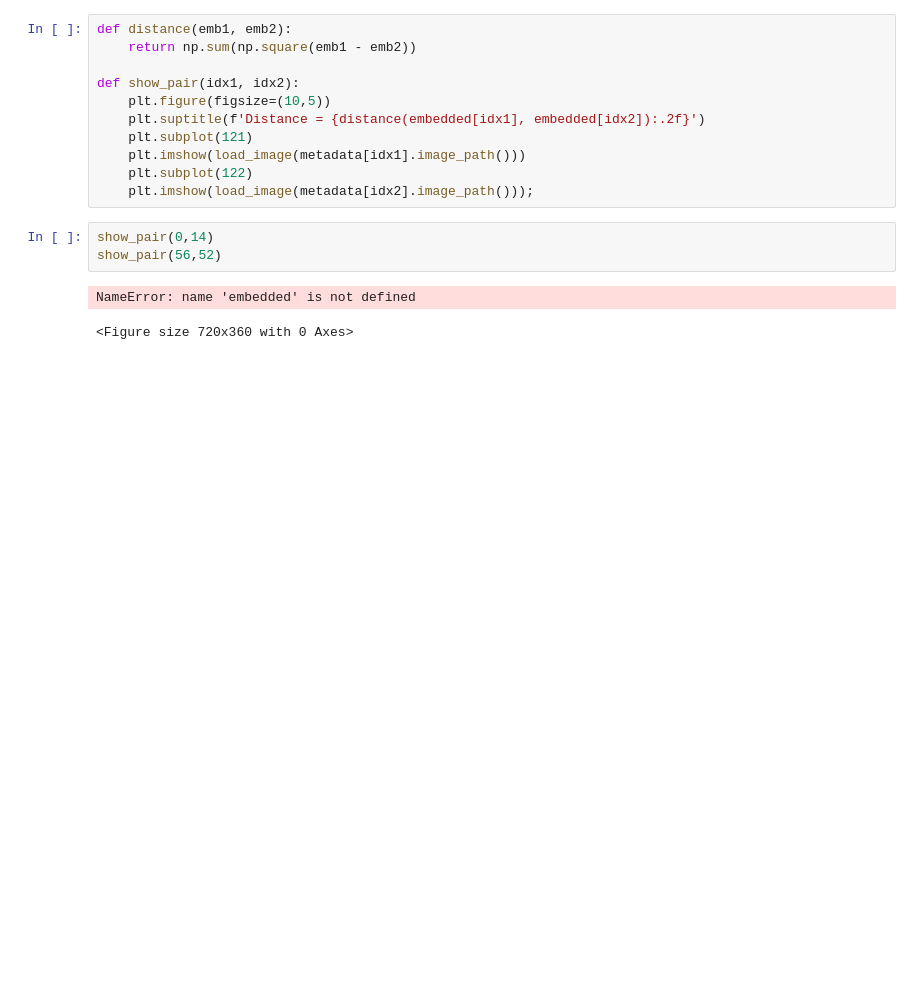
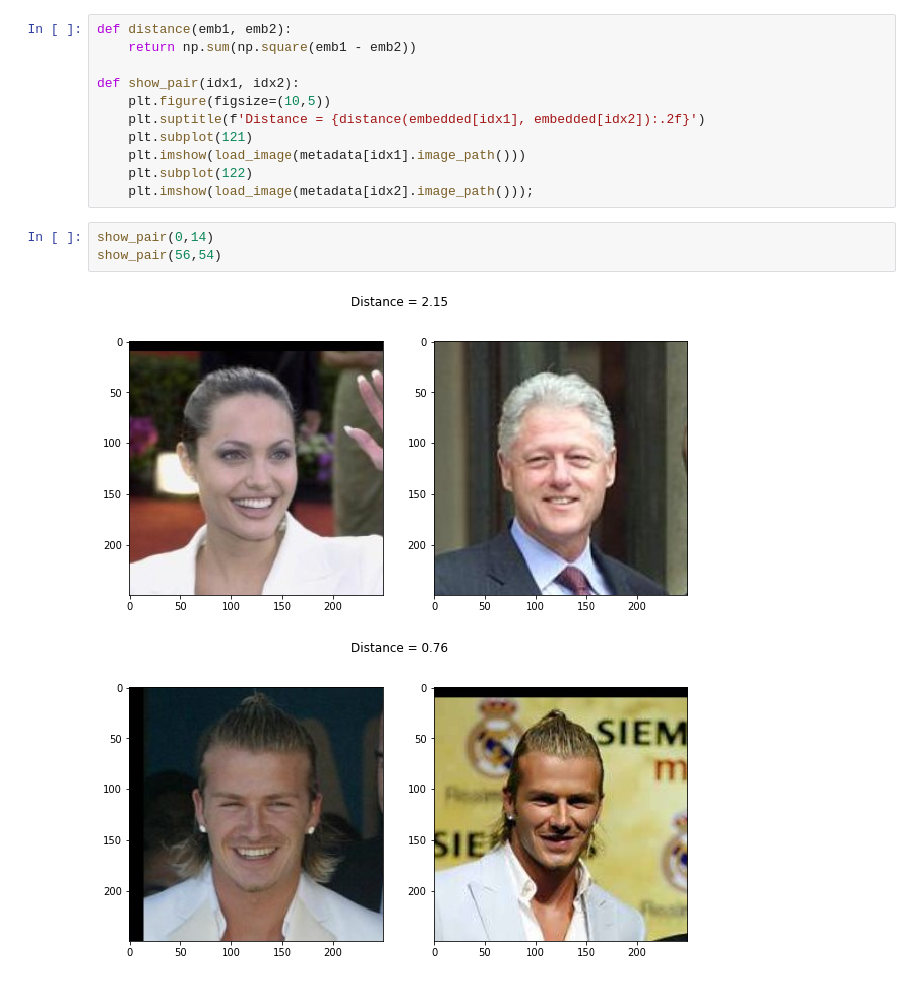
Before and after one commit to quickcatcher/Facial-Recognition-Engine, a Jupyter notebook: facenet_model.ipynb, the cells around one changed output. Saved outputs shown, nothing was run; the diff lists cells and outputs as text; blank space fills up the shorter version.

```diff
--- a/facenet_model.ipynb
+++ b/facenet_model.ipynb
@@ -228,7 +228,7 @@ def show_pair(idx1, idx2):
     plt.imshow(load_image(metadata[idx2].image_path()));
 # %%
 show_pair(0,14)
-show_pair(56,52)
+show_pair(56,54)
 # %% [output]
-NameError: name 'embedded' is not defined
-<Figure size 720x360 with 0 Axes>
+[figure, added]
+[figure, added]
```
Also changed, not shown: parts of 6 cells of this notebook.
